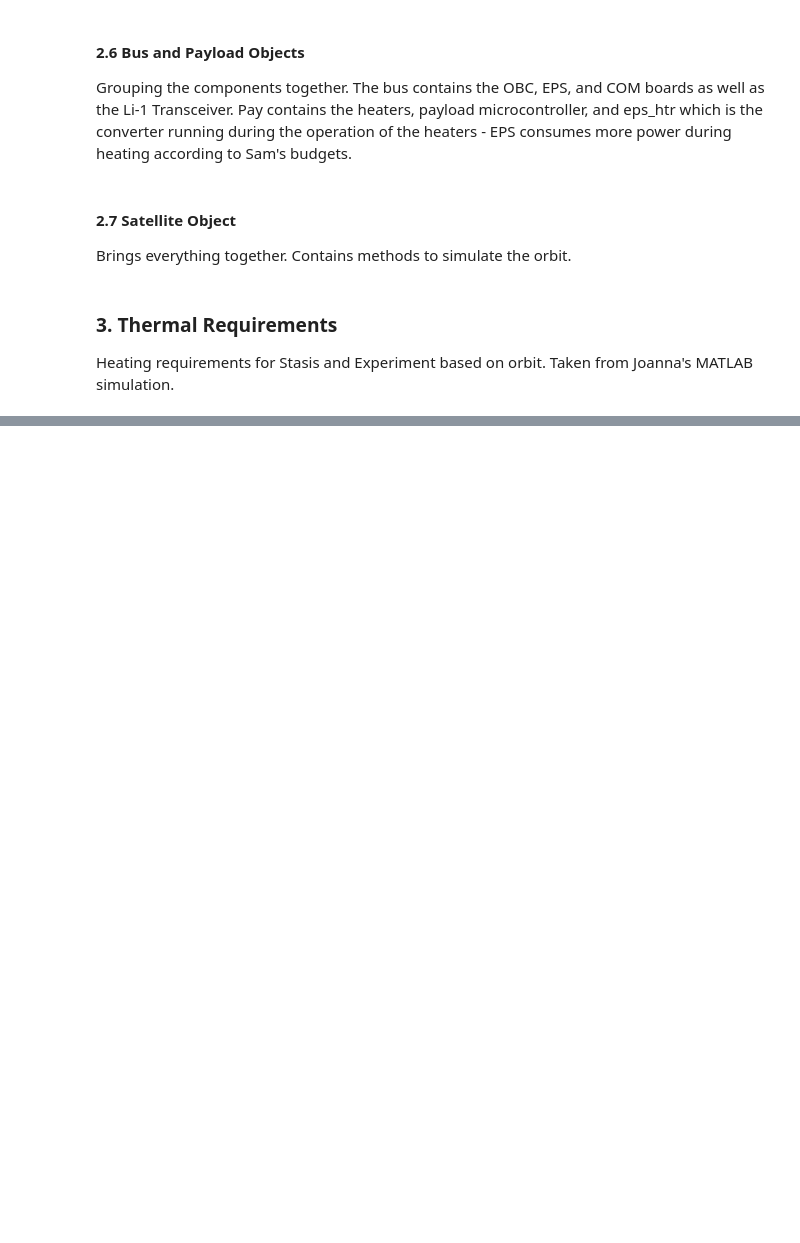
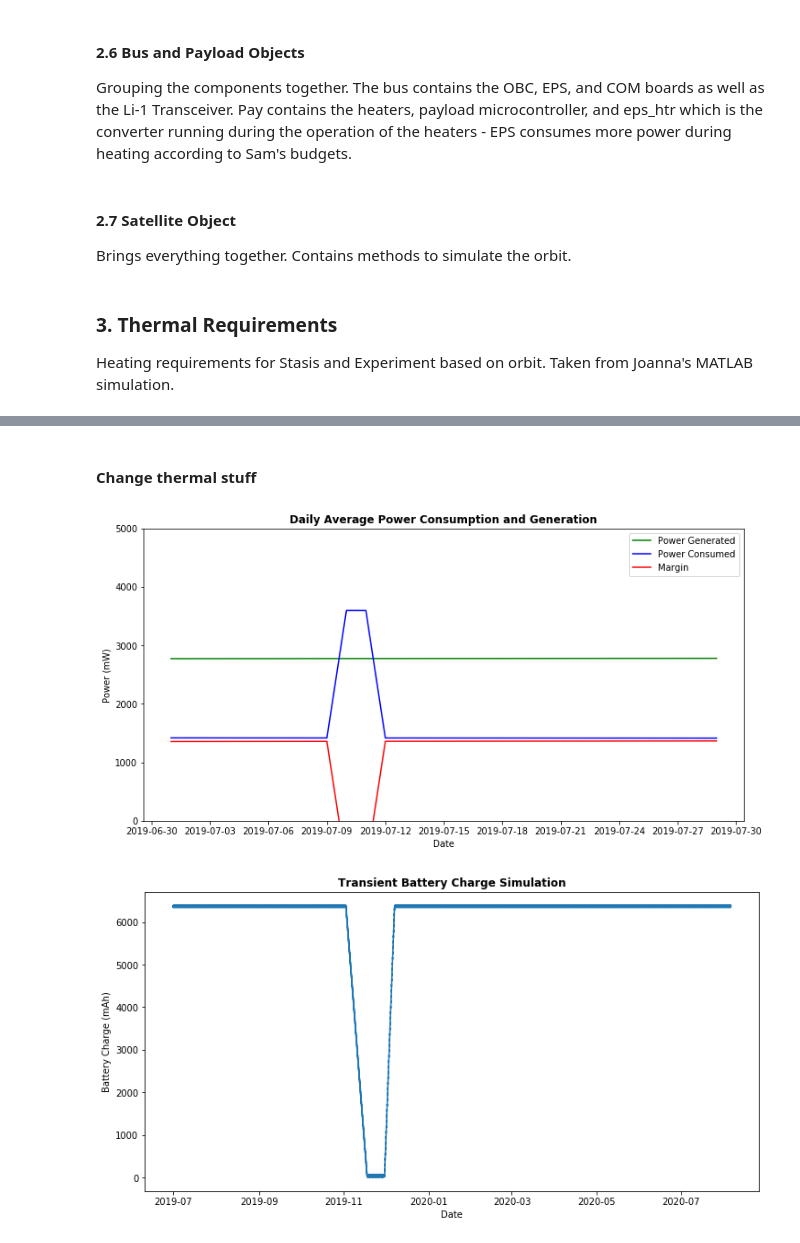
Before and after one commit to utat-ss/HERON-mission-sim, a Jupyter notebook: Mission Simulator.ipynb, the cells around one changed output, grey strips where cells are left out. Saved outputs shown, nothing was run; the diff lists cells and outputs as text; code cells hidden in the pictures; blank space fills up the shorter version.

```diff
--- a/Mission Simulator.ipynb
+++ b/Mission Simulator.ipynb
@@ -360,0 +468,8 @@ HeronMkII.simulate(conops)
+# %% [markdown]
+#### Change thermal stuff
+# %%
+HeronMkII.thm_prop.a = 0.9
+HeronMkII.simulate(conops,30)
+# %% [output]
+[figure, added]
+[figure, added]
```
Also changed, not shown: parts of 23 cells of this notebook.
